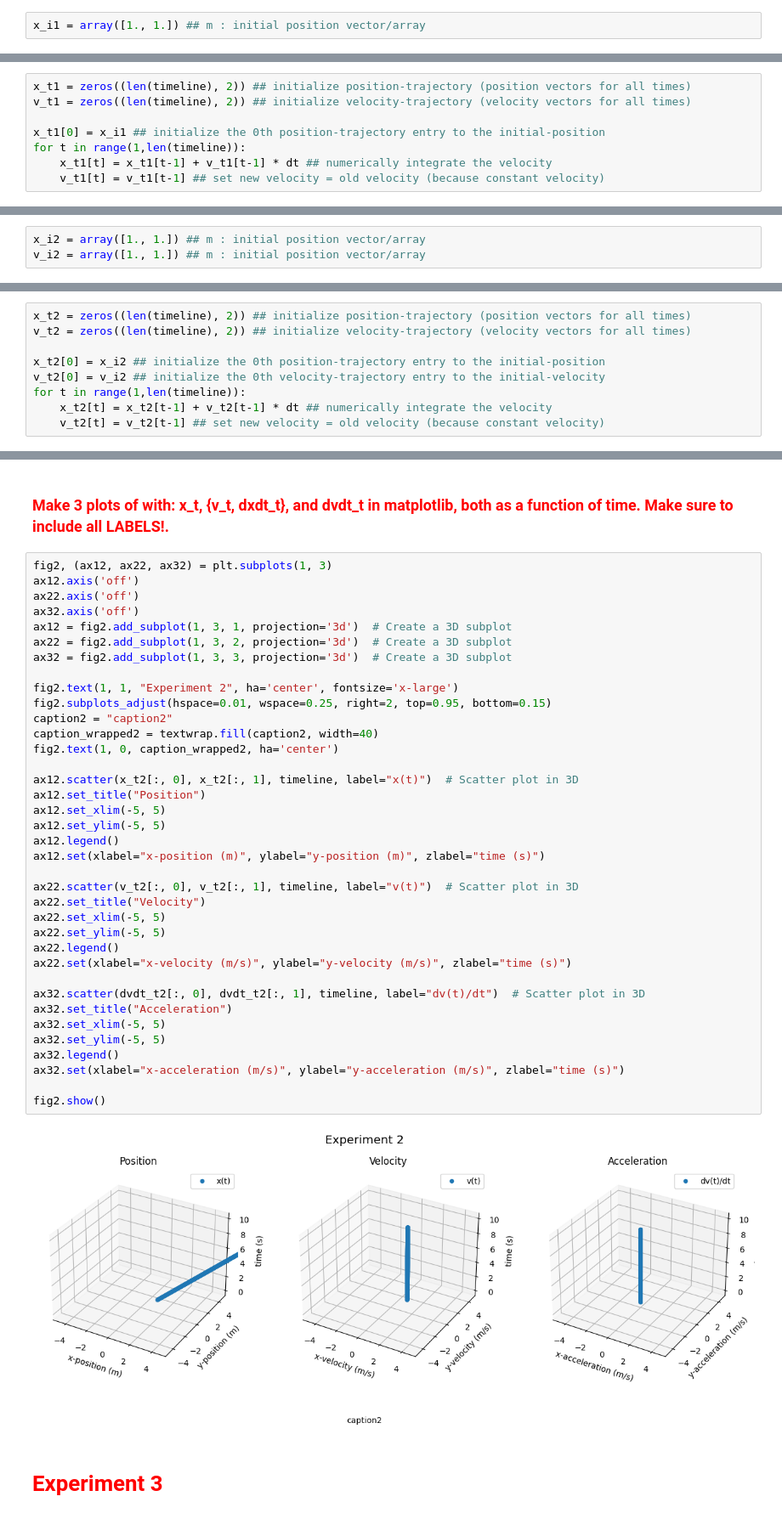
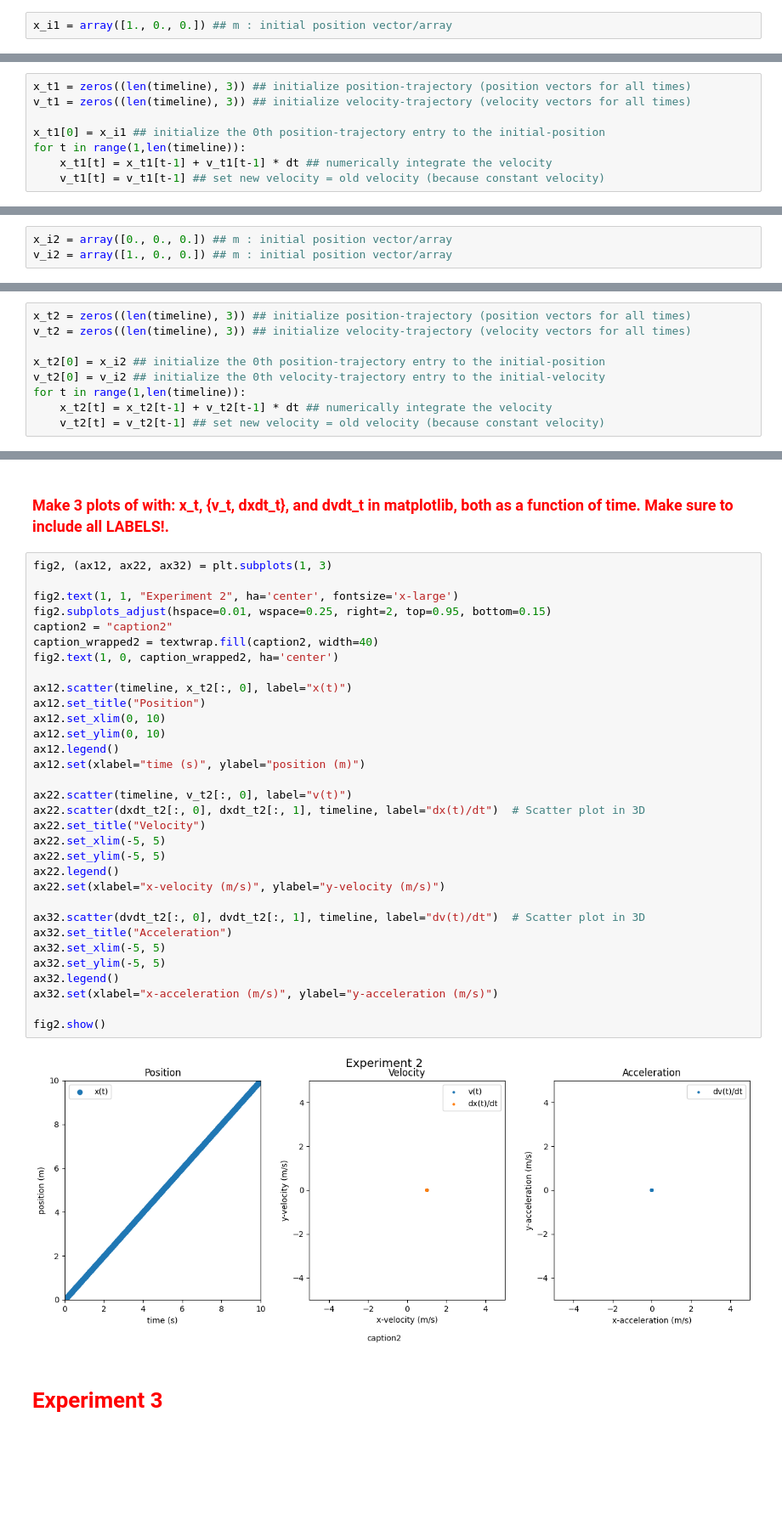
Before and after one commit to CalebAnderson22/PHY122, a Jupyter notebook: phy122_N1Lt.ipynb, the cells around one changed output, grey strips where cells are left out. Shown at 85% size. Cells and saved outputs as stored; diff of their text form; blank space fills up the shorter version.

```diff
--- a/phy122_N1Lt.ipynb
+++ b/phy122_N1Lt.ipynb
@@ -34,7 +34,7 @@ timeline = arange(t0, tf, dt)
 # %% [markdown]
 ### <font color='Red'> To begin lets start with by defining an initial position. </font>
 # %%
-x_i1 = array([1., 1.]) ## m : initial position vector/array
+x_i1 = array([1., 0., 0.]) ## m : initial position vector/array
 # %% [markdown]
 ### <font color='Red'> PRINT the distance of the previously defined position vector (give units!): </font>
 # %%
@@ -46,8 +46,8 @@ the initial distance is 1.414 meters
 # %% [markdown]
 ### <font color='Red'> Define a for-loop to Velocity-Verlet integrate the motion to obtain a x_t. </font>
 # %%
-x_t1 = zeros((len(timeline), 2)) ## initialize position-trajectory (position vectors for all times)
-v_t1 = zeros((len(timeline), 2)) ## initialize velocity-trajectory (velocity vectors for all times)
+x_t1 = zeros((len(timeline), 3)) ## initialize position-trajectory (position vectors for all times)
+v_t1 = zeros((len(timeline), 3)) ## initialize velocity-trajectory (velocity vectors for all times)
 
 x_t1[0] = x_i1 ## initialize the 0th position-trajectory entry to the initial-position
 for t in range(1,len(timeline)):
@@ -95,8 +92,8 @@ fig1.show()
 # %% [markdown]
 ### <font color='Red'> To begin lets start with by defining an initial position and velocity </font>
 # %%
-x_i2 = array([1., 1.]) ## m : initial position vector/array
-v_i2 = array([1., 1.]) ## m : initial position vector/array
+x_i2 = array([0., 0., 0.]) ## m : initial position vector/array
+v_i2 = array([1., 0., 0.]) ## m : initial position vector/array
 # %% [markdown]
 ### <font color='Red'> PRINT out the distance and speed of the previously defined position and velocity vectors: </font>
 # %%
@@ -111,8 +108,8 @@ the initial speed is 1.414 meters/second
 # %% [markdown]
 ### <font color='Red'> Define a for-loop to Velocity-Verlet integrate the motion to obtain a x_t. </font>
 # %%
-x_t2 = zeros((len(timeline), 2)) ## initialize position-trajectory (position vectors for all times)
-v_t2 = zeros((len(timeline), 2)) ## initialize velocity-trajectory (velocity vectors for all times)
+x_t2 = zeros((len(timeline), 3)) ## initialize position-trajectory (position vectors for all times)
+v_t2 = zeros((len(timeline), 3)) ## initialize velocity-trajectory (velocity vectors for all times)
 
 x_t2[0] = x_i2 ## initialize the 0th position-trajectory entry to the initial-position
 v_t2[0] = v_i2 ## initialize the 0th velocity-trajectory entry to the initial-velocity
@@ -136,43 +133,38 @@ array([1., 1.])
 ### <font color='Red'> Make 3 plots of with: x_t, \{v_t, dxdt_t\}, and dvdt_t in matplotlib, both as a function of time. Make sure to include all LABELS!. </font>
 # %%
 fig2, (ax12, ax22, ax32) = plt.subplots(1, 3)
-ax12.axis('off')
-ax22.axis('off')
-ax32.axis('off')
-ax12 = fig2.add_subplot(1, 3, 1, projection='3d')  # Create a 3D subplot
-ax22 = fig2.add_subplot(1, 3, 2, projection='3d')  # Create a 3D subplot
-ax32 = fig2.add_subplot(1, 3, 3, projection='3d')  # Create a 3D subplot
 
 fig2.text(1, 1, "Experiment 2", ha='center', fontsize='x-large')
 fig2.subplots_adjust(hspace=0.01, wspace=0.25, right=2, top=0.95, bottom=0.15)
 caption2 = "caption2"
 caption_wrapped2 = textwrap.fill(caption2, width=40)
 fig2.text(1, 0, caption_wrapped2, ha='center')
 
-ax12.scatter(x_t2[:, 0], x_t2[:, 1], timeline, label="x(t)")  # Scatter plot in 3D
+ax12.scatter(timeline, x_t2[:, 0], label="x(t)")
 ax12.set_title("Position")
-ax12.set_xlim(-5, 5)
-ax12.set_ylim(-5, 5)
+ax12.set_xlim(0, 10)
+ax12.set_ylim(0, 10)
 ax12.legend()
-ax12.set(xlabel="x-position (m)", ylabel="y-position (m)", zlabel="time (s)")
+ax12.set(xlabel="time (s)", ylabel="position (m)")
 
-ax22.scatter(v_t2[:, 0], v_t2[:, 1], timeline, label="v(t)")  # Scatter plot in 3D
+ax22.scatter(timeline, v_t2[:, 0], label="v(t)")
+ax22.scatter(dxdt_t2[:, 0], dxdt_t2[:, 1], timeline, label="dx(t)/dt")  # Scatter plot in 3D
 ax22.set_title("Velocity")
 ax22.set_xlim(-5, 5)
 ax22.set_ylim(-5, 5)
 ax22.legend()
-ax22.set(xlabel="x-velocity (m/s)", ylabel="y-velocity (m/s)", zlabel="time (s)")
+ax22.set(xlabel="x-velocity (m/s)", ylabel="y-velocity (m/s)")
 
 ax32.scatter(dvdt_t2[:, 0], dvdt_t2[:, 1], timeline, label="dv(t)/dt")  # Scatter plot in 3D
 ax32.set_title("Acceleration")
 ax32.set_xlim(-5, 5)
 ax32.set_ylim(-5, 5)
 ax32.legend()
-ax32.set(xlabel="x-acceleration (m/s)", ylabel="y-acceleration (m/s)", zlabel="time (s)")
+ax32.set(xlabel="x-acceleration (m/s)", ylabel="y-acceleration (m/s)")
 
 fig2.show()
 # %% [output]
-[figure, old version]
+[figure, new version]
 # %% [markdown]
 #   <font color='Red'> **Experiment 3** </font>
 # %% [markdown]
```
Also changed, not shown: parts of 9 cells of this notebook.
